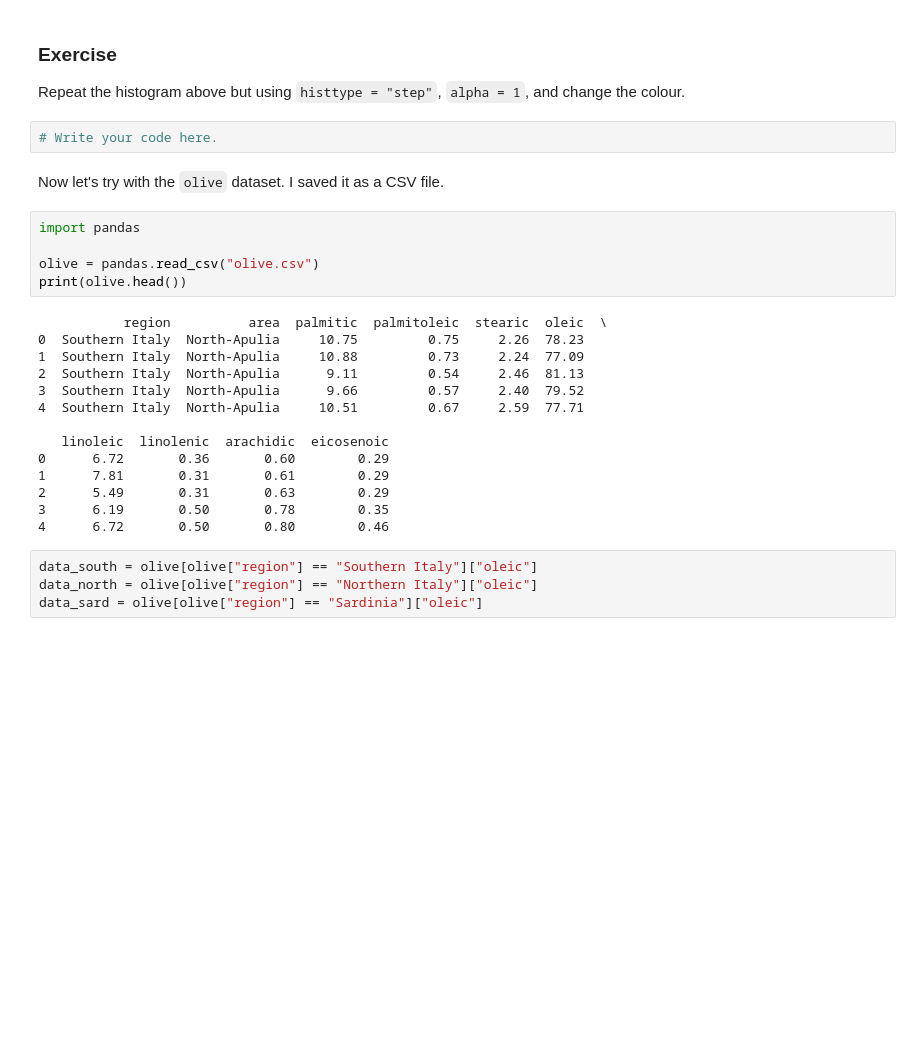
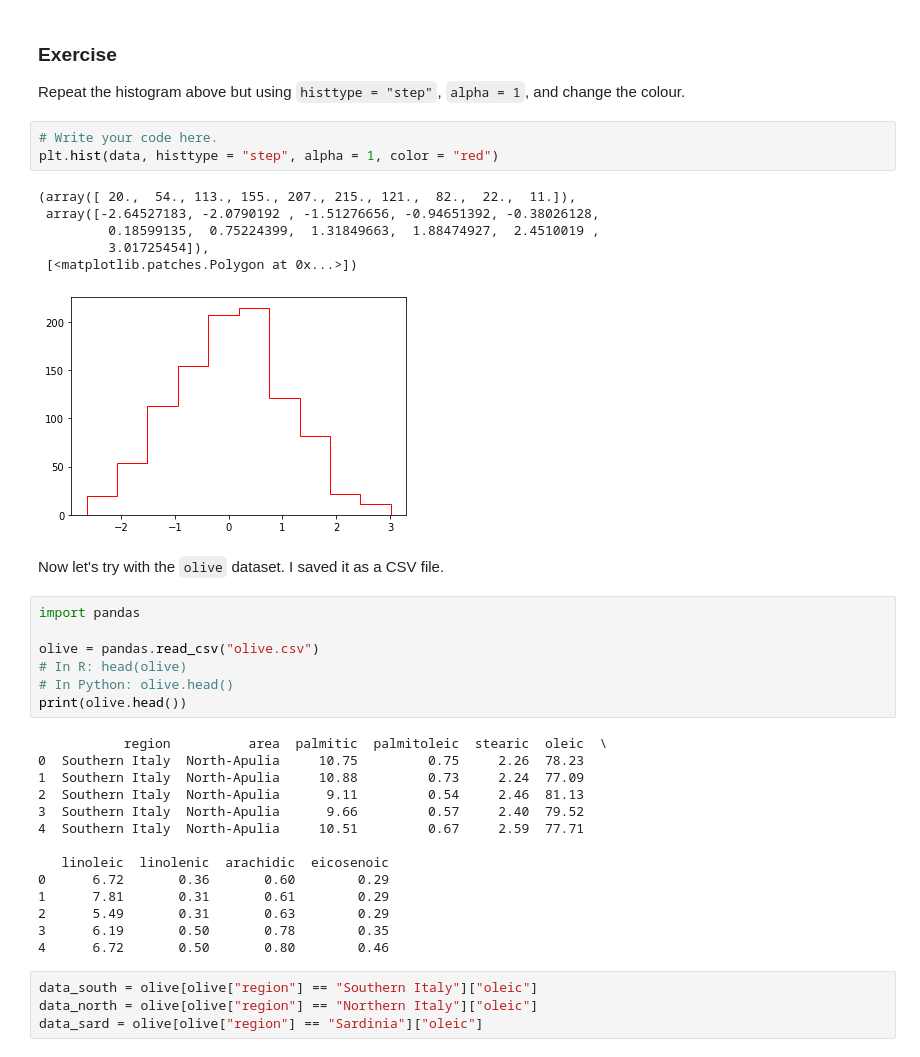
Before and after one commit to turgeonmaxime/f21-data2010, a Jupyter notebook: notebooks/dataviz-matplotlib.ipynb, the cells around one changed output. Saved outputs shown, nothing was run; the diff lists cells and outputs as text; blank space fills up the shorter version.

```diff
--- a/notebooks/dataviz-matplotlib.ipynb
+++ b/notebooks/dataviz-matplotlib.ipynb
@@ -73,12 +75,22 @@ Let's go over each and see what they do:
 Repeat the histogram above but using `histtype = "step"`, `alpha = 1`, and change the colour.
 # %%
 # Write your code here.
+plt.hist(data, histtype = "step", alpha = 1, color = "red")
+# %% [output]
+(array([ 20.,  54., 113., 155., 207., 215., 121.,  82.,  22.,  11.]),
+ array([-2.64527183, -2.0790192 , -1.51276656, -0.94651392, -0.38026128,
+         0.18599135,  0.75224399,  1.31849663,  1.88474927,  2.4510019 ,
+         3.01725454]),
+ [<matplotlib.patches.Polygon at 0x...>])
+[figure, added]
 # %% [markdown]
 Now let's try with the `olive` dataset. I saved it as a CSV file.
 # %%
 import pandas
 
 olive = pandas.read_csv("olive.csv")
+# In R: head(olive)
+# In Python: olive.head()
 print(olive.head())
 # %% [output]
            region          area  palmitic  palmitoleic  stearic  oleic  \
```
Also changed, not shown: parts of 11 cells of this notebook, 12 other files.
